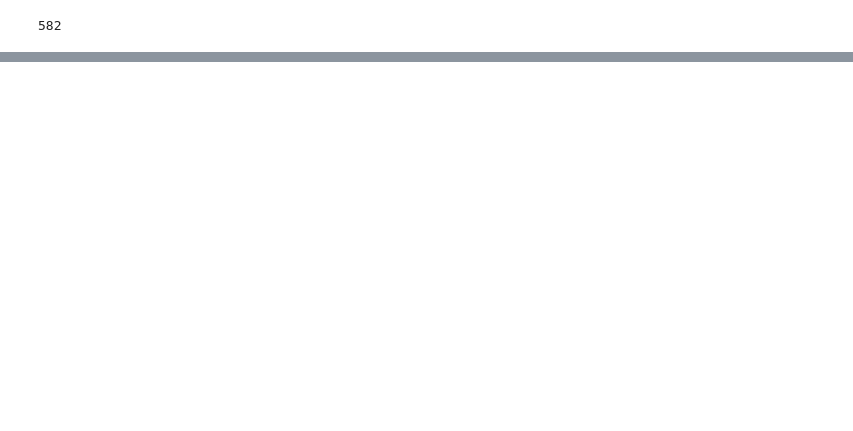
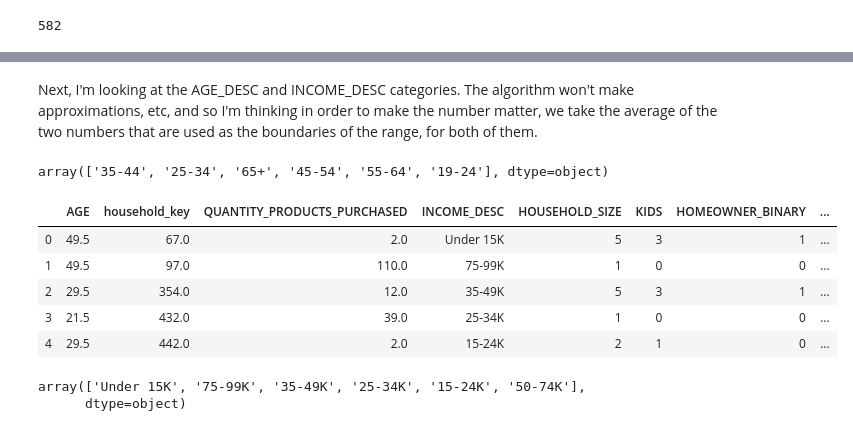
Before and after one commit to rstankovic/Retail-Data-Analytics, a Jupyter notebook: Repeat Purchase/Repeat Purchase.ipynb, the cells around one changed output, grey strips where cells are left out. Saved outputs shown, nothing was run; the diff lists cells and outputs as text; code cells hidden in the pictures; blank space fills up the shorter version.

```diff
--- a/Repeat Purchase/Repeat Purchase.ipynb
+++ b/Repeat Purchase/Repeat Purchase.ipynb
@@ -422,0 +346,43 @@ See the caveats in the documentation: http://pandas.pydata.org/pandas-docs/stabl
+# %% [markdown]
+Next, I'm looking at the AGE_DESC and INCOME_DESC categories. The algorithm won't make approximations, etc, and so I'm thinking in order to make the number matter, we take the average of the two numbers that are used as the boundaries of the range, for both of them.
+# %%
+stores_dict[432]['AGE_DESC'].unique()
+# %% [output]
+array(['35-44', '25-34', '65+', '45-54', '55-64', '19-24'], dtype=object)
+# %%
+def get_age(ID, stores_dict):
+    age_df = stores_dict[ID][['AGE_DESC','household_key']]
+    age_replace_dict = {}
+    for age_range in stores_dict[ID]['AGE_DESC'].unique():
+        if age_range == '65+':
+            avg = 70 #doesn't matter what the age is
+            age_replace_dict[age_range] = avg
+            continue #i think this continue statement can replace an else statement
+        avg_list = [int(x) for x in age_range.split('-')]
+        avg = np.average(avg_list)
+        age_replace_dict[age_range] = avg
+
+    age_df.replace(to_replace = age_replace_dict, inplace = True)
+    age_df.rename(columns = {'AGE_DESC':'AGE'}, inplace = True)
+    return age_df
+# %%
+#this cell will be for extracting the age
+for store in stores_dict:
+    age_df = get_age(store, stores_dict)
+    stores_dict[store] = pd.merge(age_df, stores_dict[store], on = 'household_key', how='right')
+    stores_dict[store].drop(columns = ['AGE_DESC'], inplace = True)
+# %%
+#it seems here that we have succesfully extracted age. Now for INCOME_DESC
+stores_dict[364].head()
+# %% [output]
+|  | AGE | household_key | QUANTITY_PRODUCTS_PURCHASED | INCOME_DESC | HOUSEHOLD_SIZE | KIDS | HOMEOWNER_BINARY | ... |
+| 0 | 49.5 | 67.0 | 2.0 | Under 15K | 5 | 3 | 1 | ... |
+| 1 | 49.5 | 97.0 | 110.0 | 75-99K | 1 | 0 | 0 | ... |
+| 2 | 29.5 | 354.0 | 12.0 | 35-49K | 5 | 3 | 1 | ... |
+| 3 | 21.5 | 432.0 | 39.0 | 25-34K | 1 | 0 | 0 | ... |
+| 4 | 29.5 | 442.0 | 2.0 | 15-24K | 2 | 1 | 0 | ... |
+# %%
+stores_dict[364]['INCOME_DESC'].unique() #max is '250K+' and min is 'Under 15K'
+# %% [output]
+array(['Under 15K', '75-99K', '35-49K', '25-34K', '15-24K', '50-74K'],
+      dtype=object)
```
Also changed, not shown: parts of 32 cells of this notebook.
